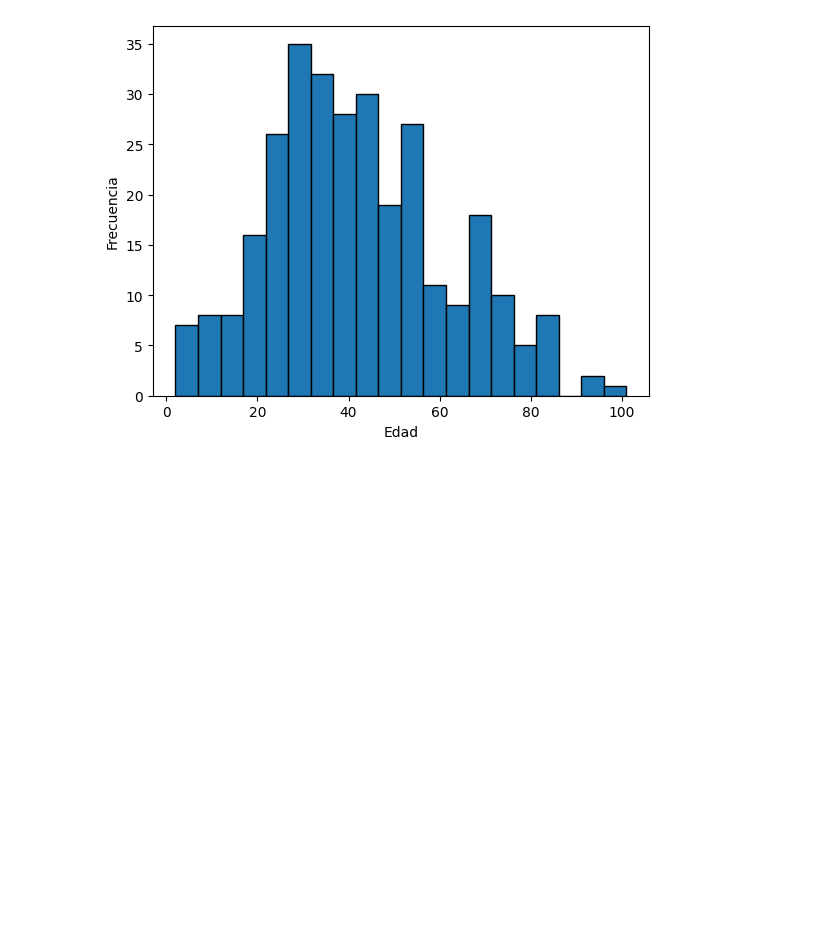
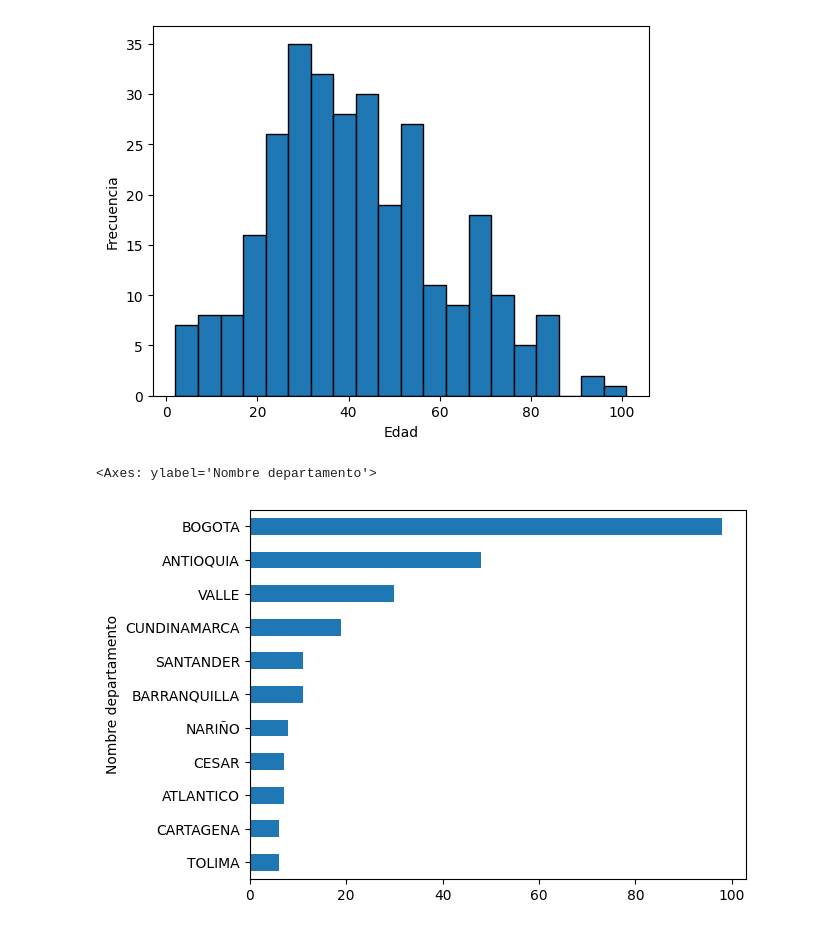
Before and after one commit to asegura4488/EDCO_IntroCienciaDatos, a Jupyter notebook: Semana2/Sesion4.ipynb, the cells around one changed output. Cells and saved outputs as stored; diff of their text form; code cells hidden in the pictures; blank space fills up the shorter version.

```diff
--- a/Semana2/Sesion4.ipynb
+++ b/Semana2/Sesion4.ipynb
@@ -184,3 +184,14 @@ plt.ylabel('Frecuencia')
 # %% [output]
 Text(0, 0.5, 'Frecuencia')
 [figure]
+# %%
+# Una segmentacion por departamento
+# Agrupamiento por clase
+conteo_departamento = sub['Nombre departamento'].value_counts()
+#conteo_departamento
+# %%
+# Entregar el grafico de contagios en los 10 departamentos más importantes
+conteo_departamento.head(11).sort_values().plot.barh()
+# %% [output]
+<Axes: ylabel='Nombre departamento'>
+[figure, added]
```
